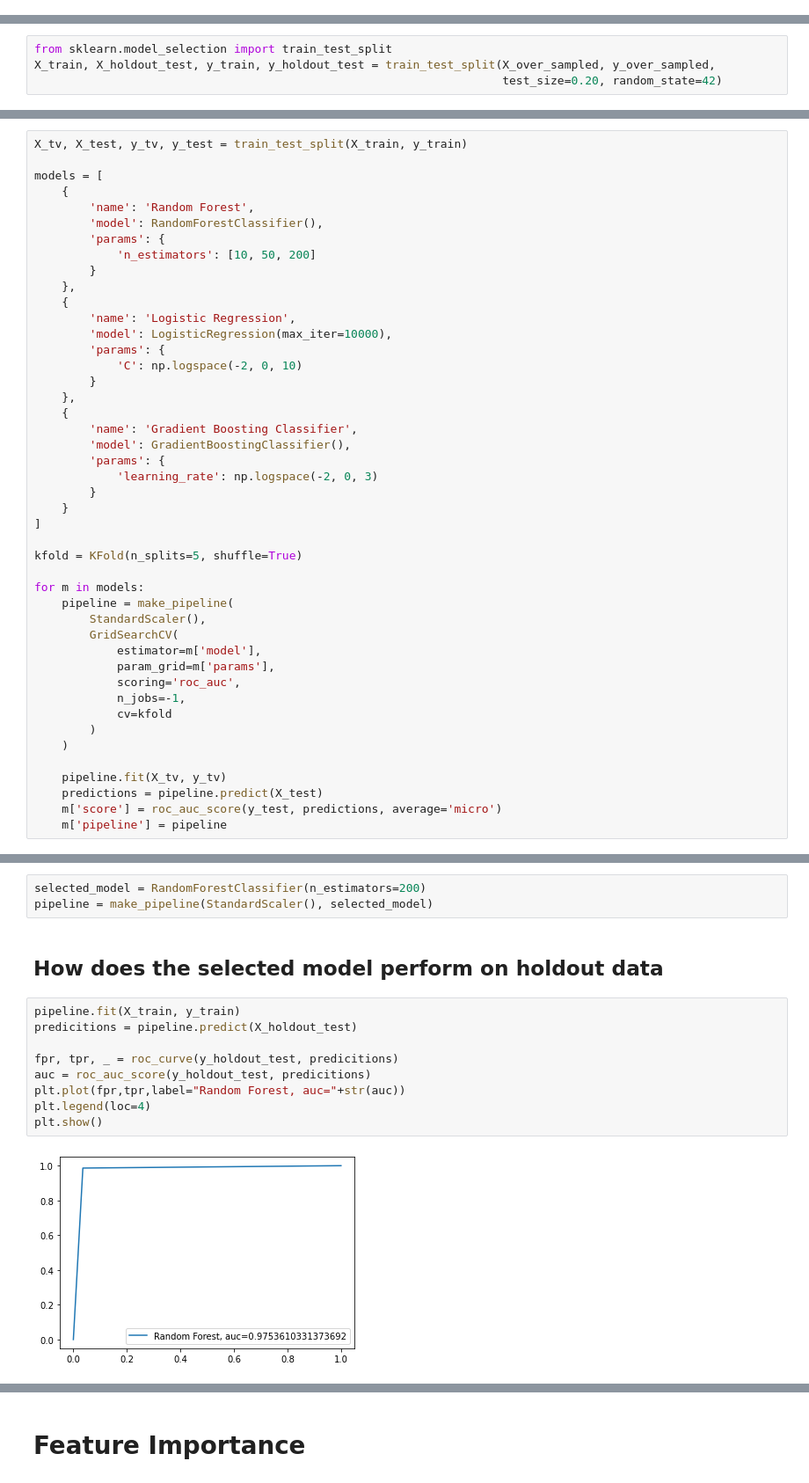
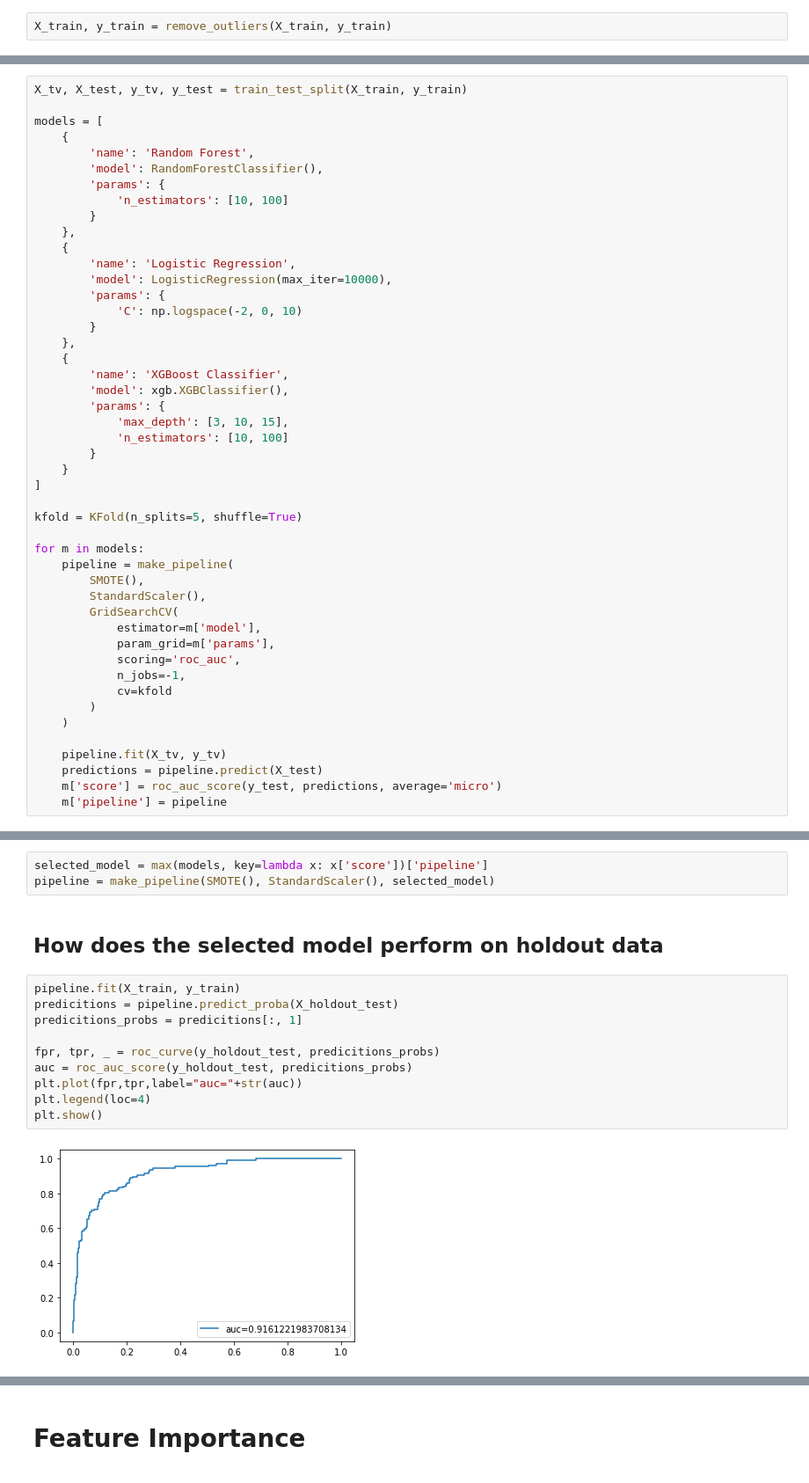
Before and after one commit to devarajphukan/bankruptcy_classification, a Jupyter notebook: bankruptcy_classification.ipynb, the cells around one changed output, grey strips where cells are left out. Shown: that part at 88% size. Saved outputs shown, nothing was run; the diff lists cells and outputs as text.

```diff
--- a/bankruptcy_classification.ipynb
+++ b/bankruptcy_classification.ipynb
@@ -121,3 +134,5 @@ y = labels.drop(index = rows_to_remove)
+# %%
+X_train, y_train = remove_outliers(X_train, y_train)
 # %% [markdown]
 # Check if the dataset is banlanced
 # %%
@@ -145,4 +146,0 @@ pd.Series(y_over_sampled).value_counts().plot(kind='bar')
-# %%
-from sklearn.model_selection import train_test_split
-X_train, X_holdout_test, y_train, y_holdout_test = train_test_split(X_over_sampled, y_over_sampled,
-                                                                    test_size=0.20, random_state=42)
@@ -164,7 +154,7 @@ models = [
         'name': 'Random Forest',
         'model': RandomForestClassifier(),
         'params': {
-            'n_estimators': [10, 50, 200]
+            'n_estimators': [10, 100]
         }
     },
     {
@@ -175,10 +165,11 @@ models = [
         }
     },
     {
-        'name': 'Gradient Boosting Classifier',
-        'model': GradientBoostingClassifier(),
+        'name': 'XGBoost Classifier',
+        'model': xgb.XGBClassifier(),
         'params': {
-            'learning_rate': np.logspace(-2, 0, 3)
+            'max_depth': [3, 10, 15],
+            'n_estimators': [10, 100]
         }
     }
 ]
@@ -187,6 +178,7 @@ kfold = KFold(n_splits=5, shuffle=True)
 
 for m in models:
     pipeline = make_pipeline(
+        SMOTE(),
         StandardScaler(),
         GridSearchCV(
             estimator=m['model'],
@@ -213,16 +205,17 @@ Model: Gradient Boosting Classifier: score = 0.9601
 # %%
-selected_model = RandomForestClassifier(n_estimators=200)
-pipeline = make_pipeline(StandardScaler(), selected_model)
+selected_model = max(models, key=lambda x: x['score'])['pipeline']
+pipeline = make_pipeline(SMOTE(), StandardScaler(), selected_model)
 # %% [markdown]
 ## How does the selected model perform on holdout data
 # %%
 pipeline.fit(X_train, y_train)
-predicitions = pipeline.predict(X_holdout_test)
+predicitions = pipeline.predict_proba(X_holdout_test)
+predicitions_probs = predicitions[:, 1]
 
-fpr, tpr, _ = roc_curve(y_holdout_test, predicitions)
-auc = roc_auc_score(y_holdout_test, predicitions)
-plt.plot(fpr,tpr,label="Random Forest, auc="+str(auc))
+fpr, tpr, _ = roc_curve(y_holdout_test, predicitions_probs)
+auc = roc_auc_score(y_holdout_test, predicitions_probs)
+plt.plot(fpr,tpr,label="auc="+str(auc))
 plt.legend(loc=4)
 plt.show()
 # %% [output]
-[figure, old version]
+[figure, new version]
```
Also changed, not shown: parts of 42 cells of this notebook.
